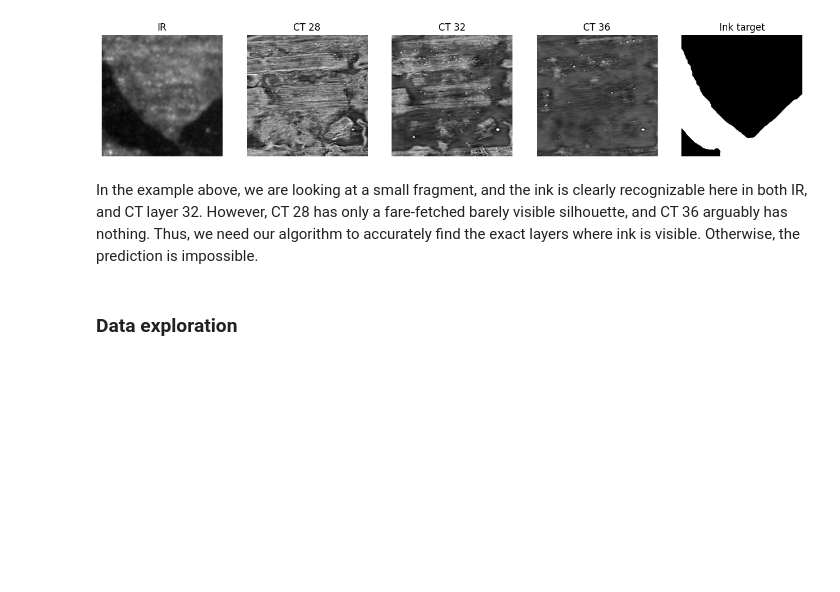
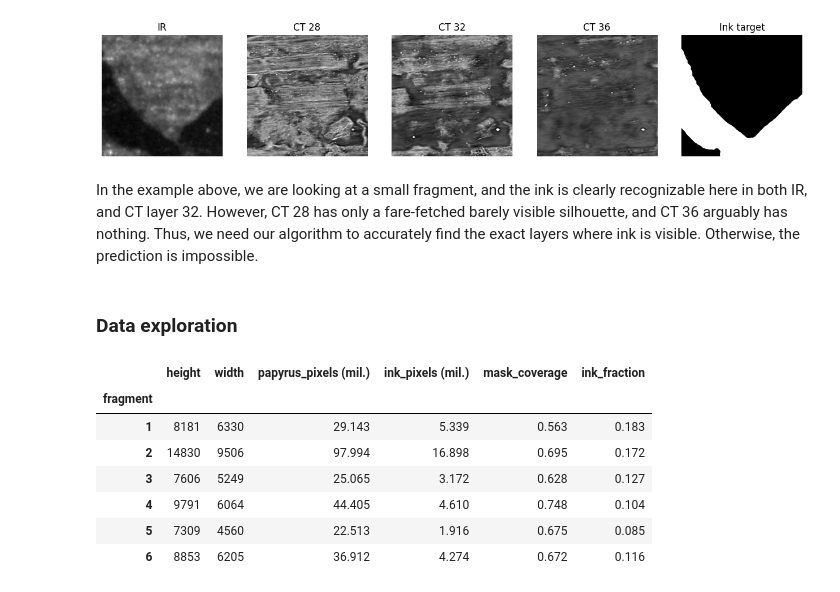
Before and after one commit to TTPO100AJIEX/MLDM-Project, a Jupyter notebook: 01_DataExporation.ipynb, the cells around one changed output. Cells and saved outputs as stored; diff of their text form; code cells hidden in the pictures; blank space fills up the shorter version.

```diff
--- a/01_DataExporation.ipynb
+++ b/01_DataExporation.ipynb
@@ -89,3 +89,35 @@ plt.show()
 In the example above, we are looking at a small fragment, and the ink is clearly recognizable here in both IR, and CT layer 32. However, CT 28 has only a fare-fetched barely visible silhouette, and CT 36 arguably has nothing. Thus, we need our algorithm to accurately find the exact layers where ink is visible. Otherwise, the prediction is impossible.
 # %% [markdown]
 ### Data exploration
+# %%
+import pandas
+
+summary = []
+for fragment in range(1, 7):
+    mask = numpy.array(PIL.Image.open(f"{root}/Frag{fragment}/mask.png"))
+    ink = numpy.array(PIL.Image.open(f"{root}/Frag{fragment}/inklabels.png"))
+    assert mask.shape == ink.shape
+
+    papyrus_pixels = numpy.count_nonzero(mask)
+    ink_pixels = numpy.count_nonzero(mask & ink)
+    summary.append({
+        "fragment": fragment,
+        "height": mask.shape[0],
+        "width": mask.shape[1],
+        "papyrus_pixels (mil.)": papyrus_pixels / 1e6,
+        "ink_pixels (mil.)": ink_pixels / 1e6,
+        "mask_coverage": papyrus_pixels / mask.size,
+        "ink_fraction": ink_pixels / papyrus_pixels,
+    })
+
+summary = pandas.DataFrame(summary).set_index("fragment")
+summary.round(3)
+# %% [output]
+|  | height | width | papyrus_pixels (mil.) | ink_pixels (mil.) | mask_coverage | ink_fraction |
+| fragment |  |  |  |  |  |  |
+| 1 | 8181 | 6330 | 29.143 | 5.339 | 0.563 | 0.183 |
+| 2 | 14830 | 9506 | 97.994 | 16.898 | 0.695 | 0.172 |
+| 3 | 7606 | 5249 | 25.065 | 3.172 | 0.628 | 0.127 |
+| 4 | 9791 | 6064 | 44.405 | 4.610 | 0.748 | 0.104 |
+| 5 | 7309 | 4560 | 22.513 | 1.916 | 0.675 | 0.085 |
+| 6 | 8853 | 6205 | 36.912 | 4.274 | 0.672 | 0.116 |
```
Also changed, not shown: parts of 3 cells of this notebook.
